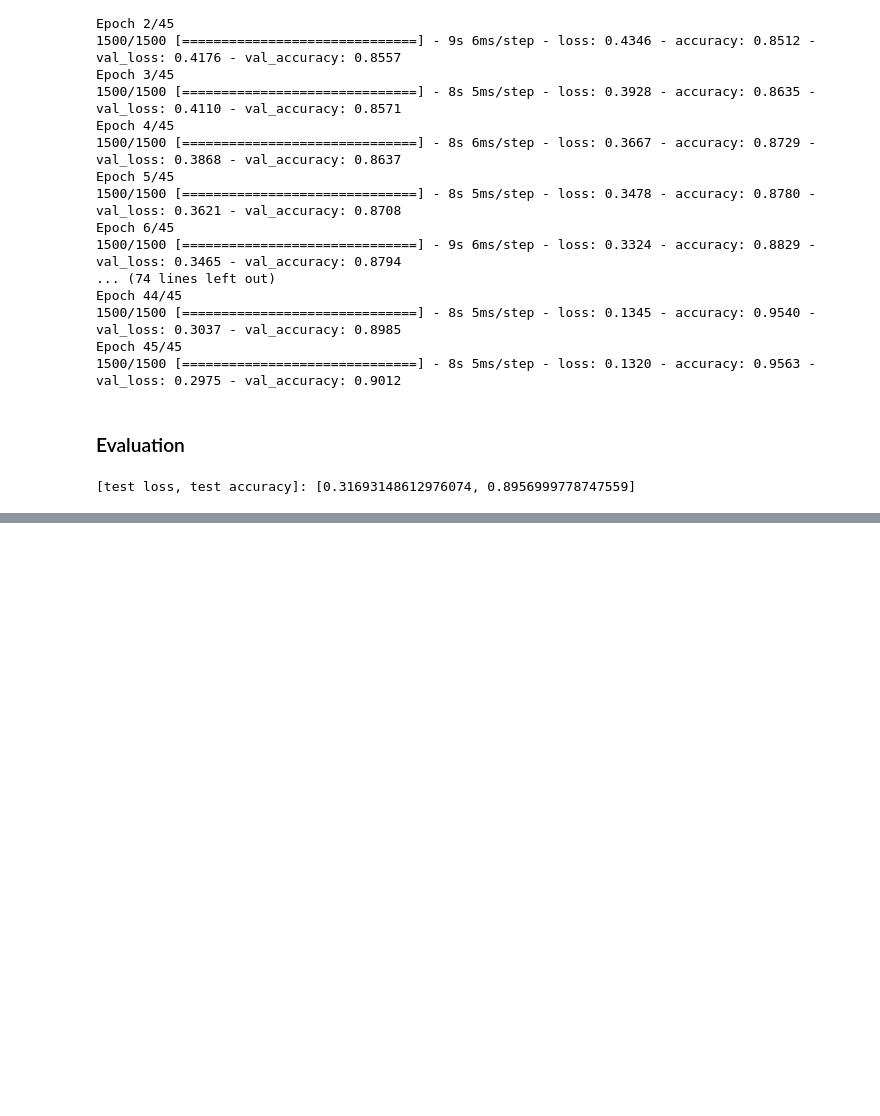
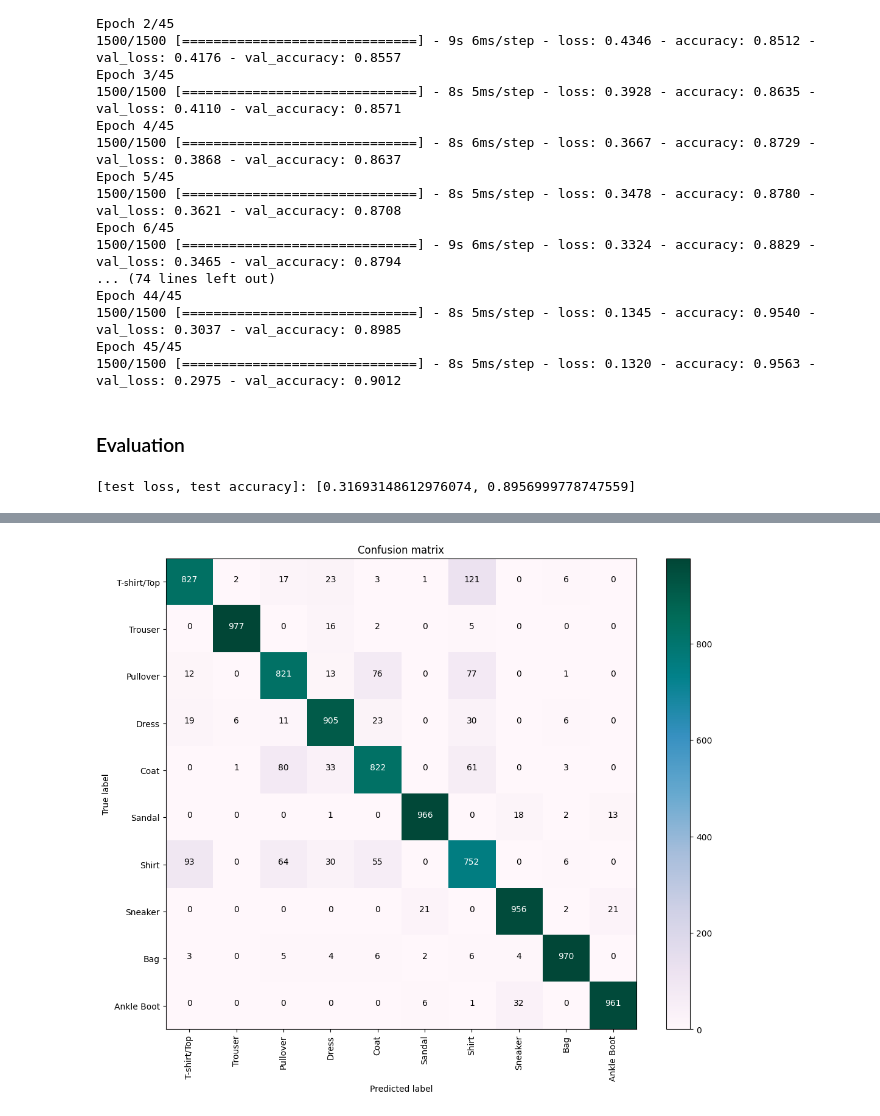
Before and after one commit to ilias-ant/fashion-mnist-classification, a Jupyter notebook: MLPs.ipynb, the cells around one changed output, grey strips where cells are left out. Cells and saved outputs as stored; diff of their text form; code cells hidden in the pictures; blank space fills up the shorter version.

Commit message:
[feat]: missclassified pred

```diff
--- a/MLPs.ipynb
+++ b/MLPs.ipynb
@@ -382,0 +465,28 @@ print("[test loss, test accuracy]:", eval_result)
+# %%
+# Predict the values from the validation dataset
+Y_pred = hypermodel.predict(test_images)
+
+# Convert predictions classes to one hot vectors
+Y_pred_classes = np.argmax(Y_pred, axis=1)
+
+# compute the confusion matrix
+confusion_mtx = confusion_matrix(test_labels, Y_pred_classes)
+
+# plot the confusion matrix
+plot_confusion_matrix(
+    confusion_mtx,
+    classes=[
+        "T-shirt/Top",
+        "Trouser",
+        "Pullover",
+        "Dress",
+        "Coat",
+        "Sandal",
+        "Shirt",
+        "Sneaker",
+        "Bag",
+        "Ankle Boot",
+    ],
+)
+# %% [output]
+[figure, added]
```
Also changed, not shown: parts of 11 cells of this notebook.
